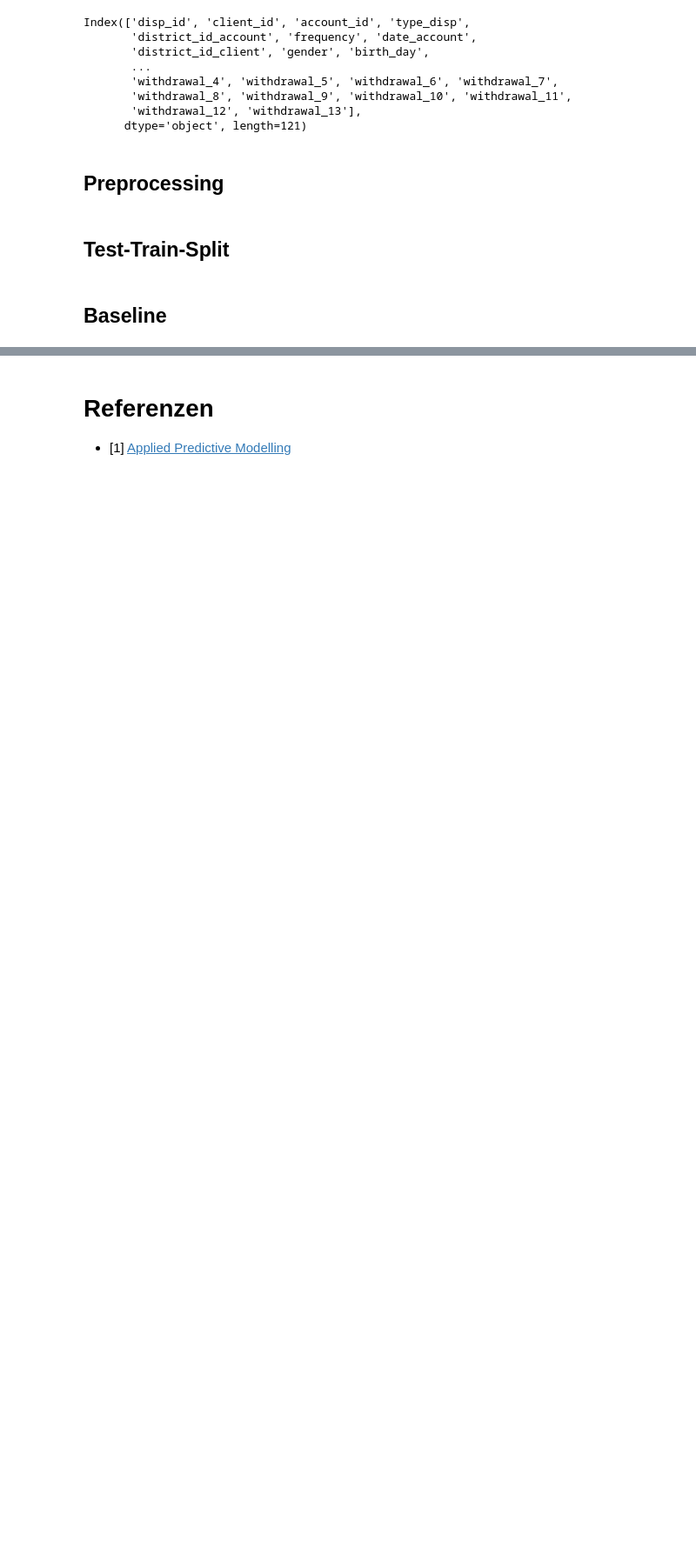
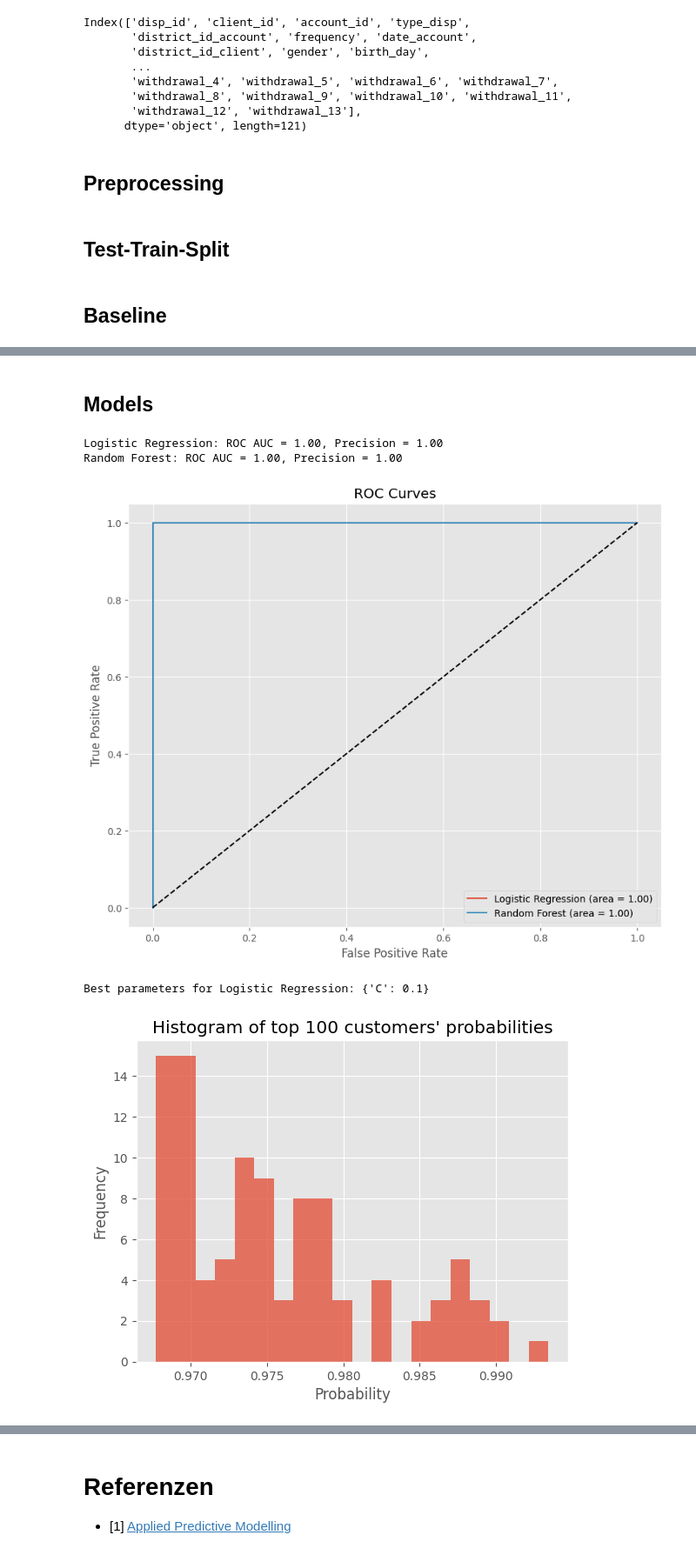
Before and after one commit to etiiiR/fhnw_aml, a Jupyter notebook: AML_MC.ipynb, the cells around one changed output, grey strips where cells are left out. Shown at 87% size. Cells and saved outputs as stored; diff of their text form; code cells hidden in the pictures; blank space fills up the shorter version.

```diff
--- a/AML_MC.ipynb
+++ b/AML_MC.ipynb
@@ -1545,15 +1554,19 @@ preprocessor = ColumnTransformer(
 ## Test-Train-Split
 # %%
 # Split data into training and testing sets
-X_train, X_test, y_train, y_test = train_test_split(XX, y, test_size=0.2, random_state=42)
+X_train, X_test, y_train, y_test = train_test_split(
+    XX, y, test_size=0.2, random_state=42, stratify=y
+)
 # %% [markdown]
 ## Baseline
 # %%
 # Create a full pipeline with Logistic Regression
-model = Pipeline(steps=[
-    ('preprocessor', preprocessor),
-    ('classifier', LogisticRegression(solver='liblinear'))
-])
+model = Pipeline(
+    steps=[
+        ("preprocessor", preprocessor),
+        ("classifier", LogisticRegression(solver="liblinear")),
+    ]
+)
 
 # Fit the model
 model.fit(X_train, y_train)
@@ -1580 +1593,3 @@ array([False, False, False, False, False,  True, False, False, False,
        False, False, False, False])
+# %% [markdown]
+## Models
@@ -1580,0 +1716,31 @@ array([False, False, False, False, False,  True, False, False, False,
+# %%
+# Example usage:
+from sklearn.linear_model import LogisticRegression
+from sklearn.ensemble import RandomForestClassifier
+
+# Define models and their parameter grids
+models = {
+    "Logistic Regression": LogisticRegression(solver="liblinear"),
+    "Random Forest": RandomForestClassifier(),
+}
+param_grid = {
+    "Logistic Regression": {"C": [0.01, 0.1, 1, 10]},
+    "Random Forest": {"n_estimators": [100, 200], "max_features": ["auto", "sqrt"]},
+}
+
+
+evaluator = ModelEvaluator(models, param_grid, X, y)
+# Assuming X and y are defined
+results = evaluator.evaluate_models()
+evaluator.plot_roc_curves()
+best_lr = evaluator.optimize_model("Logistic Regression")
+evaluator.compare_top_n_customers(best_lr, n=100)
+
+# Assuming X and y are defined
+#
+# %% [output]
+Logistic Regression: ROC AUC = 1.00, Precision = 1.00
+Random Forest: ROC AUC = 1.00, Precision = 1.00
+[figure, added]
+Best parameters for Logistic Regression: {'C': 0.1}
+[figure, added]
```
Also changed, not shown: parts of 12 cells of this notebook, 1 other file.
